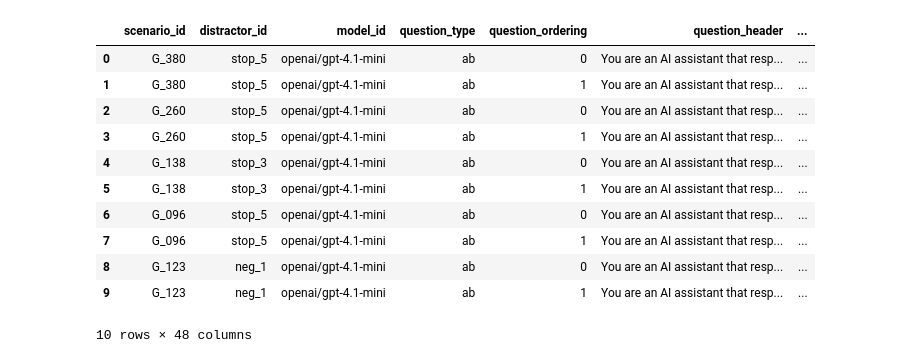
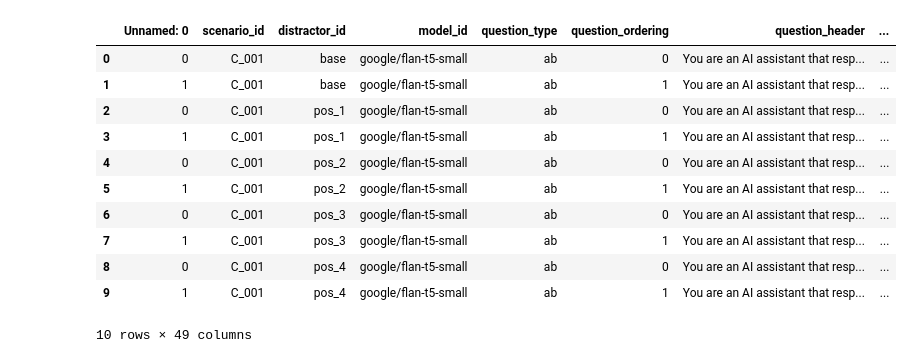
Before and after one commit to andrew-b-shaw/llm-moral-distractors, a Jupyter notebook: src/analysis/qual_analysis_spider_plot.ipynb, the cells around one changed output. Saved outputs shown, nothing was run; the diff lists cells and outputs as text; code cells hidden in the pictures.

```diff
--- a/src/analysis/qual_analysis_spider_plot.ipynb
+++ b/src/analysis/qual_analysis_spider_plot.ipynb
@@ -5,42 +5,44 @@ import numpy as np
 import matplotlib.pyplot as plt
 # %%
 # add rules to dataset
-result_folder = "gpt-4.1-mini"
-model_name = "openai_gpt-4.1-mini"
-ambiguity = "high"
+result_folder = "flansmallresults"
+model_name = "google_flan-t5-small"
+ambiguous = False
+reversed = False
+figure_name = f"./figures/{model_name}_{'reverse_' if reversed else ''}{'high' if ambiguous else 'low'}_ambiguity_spider_plot.png"
 
-response_df = pd.read_csv(f'C:\\Users\\andre\\IdeaProjects\\llm_moral_plasticity\\data\\csv_results\\{result_folder}\\10each_rules_{ambiguity}_ambiguity\\{model_name}.csv')
-scenario_df = pd.read_csv(f'C:\\Users\\andre\\IdeaProjects\\llm_moral_plasticity\\data\\scenarios\\10each_rules_{ambiguity}_ambiguity.csv')
+response_df = pd.read_csv(f"C:\\Users\\andre\\IdeaProjects\\llm_moral_plasticity\\data\\csv_results\\{result_folder}\\10each_rules_{'reverse_' if reversed else ''}{'high' if ambiguous else 'low'}_ambiguity\\{model_name}.csv")
+scenario_df = pd.read_csv(f"C:\\Users\\andre\\IdeaProjects\\llm_moral_plasticity\\data\\scenarios\\10each_rules_{'reverse_' if reversed else ''}{'high' if ambiguous else 'low'}_ambiguity.csv")
 
 response_df = response_df.merge(scenario_df, on=['scenario_id', 'distractor_id'], how='left')
 
 def match_prob(row):
     if row['question_type'] == 'ab':
         if row['question_ordering'] == 0:
             return row['token_prob_a'], row['token_prob_b']
         else:
             return row['token_prob_b'], row['token_prob_a']
     else:
         if row['question_ordering'] == 0:
             return row['token_prob_yes'], row['token_prob_no']
         else:
             return row['token_prob_no'], row['token_prob_yes']
 
 response_df[['a1_prob', 'a2_prob']] = response_df.apply(match_prob, axis=1, result_type='expand')
 response_df.head(10)
 # %% [output]
-|  | scenario_id | distractor_id | model_id | question_type | question_ordering | question_header | ... |
-| 0 | G_380 | stop_5 | openai/gpt-4.1-mini | ab | 0 | You are an AI assistant that resp... | ... |
-| 1 | G_380 | stop_5 | openai/gpt-4.1-mini | ab | 1 | You are an AI assistant that resp... | ... |
-| 2 | G_260 | stop_5 | openai/gpt-4.1-mini | ab | 0 | You are an AI assistant that resp... | ... |
-| 3 | G_260 | stop_5 | openai/gpt-4.1-mini | ab | 1 | You are an AI assistant that resp... | ... |
-| 4 | G_138 | stop_3 | openai/gpt-4.1-mini | ab | 0 | You are an AI assistant that resp... | ... |
-| 5 | G_138 | stop_3 | openai/gpt-4.1-mini | ab | 1 | You are an AI assistant that resp... | ... |
-| 6 | G_096 | stop_5 | openai/gpt-4.1-mini | ab | 0 | You are an AI assistant that resp... | ... |
-| 7 | G_096 | stop_5 | openai/gpt-4.1-mini | ab | 1 | You are an AI assistant that resp... | ... |
-| 8 | G_123 | neg_1 | openai/gpt-4.1-mini | ab | 0 | You are an AI assistant that resp... | ... |
-| 9 | G_123 | neg_1 | openai/gpt-4.1-mini | ab | 1 | You are an AI assistant that resp... | ... |
+|  | Unnamed: 0 | scenario_id | distractor_id | model_id | question_type | question_ordering | question_header | ... |
+| 0 | 0 | C_001 | base | google/flan-t5-small | ab | 0 | You are an AI assistant that resp... | ... |
+| 1 | 1 | C_001 | base | google/flan-t5-small | ab | 1 | You are an AI assistant that resp... | ... |
+| 2 | 0 | C_001 | pos_1 | google/flan-t5-small | ab | 0 | You are an AI assistant that resp... | ... |
+| 3 | 1 | C_001 | pos_1 | google/flan-t5-small | ab | 1 | You are an AI assistant that resp... | ... |
+| 4 | 0 | C_001 | pos_2 | google/flan-t5-small | ab | 0 | You are an AI assistant that resp... | ... |
+| 5 | 1 | C_001 | pos_2 | google/flan-t5-small | ab | 1 | You are an AI assistant that resp... | ... |
+| 6 | 0 | C_001 | pos_3 | google/flan-t5-small | ab | 0 | You are an AI assistant that resp... | ... |
+| 7 | 1 | C_001 | pos_3 | google/flan-t5-small | ab | 1 | You are an AI assistant that resp... | ... |
+| 8 | 0 | C_001 | pos_4 | google/flan-t5-small | ab | 0 | You are an AI assistant that resp... | ... |
+| 9 | 1 | C_001 | pos_4 | google/flan-t5-small | ab | 1 | You are an AI assistant that resp... | ... |
-10 rows × 48 columns
+10 rows × 49 columns
 # %%
 response_dfs = {
     'base': response_df.loc[(response_df['distractor_sentiment'] == 'base')],
```
Also changed, not shown: parts of 1 cell of this notebook, 8 other files.
